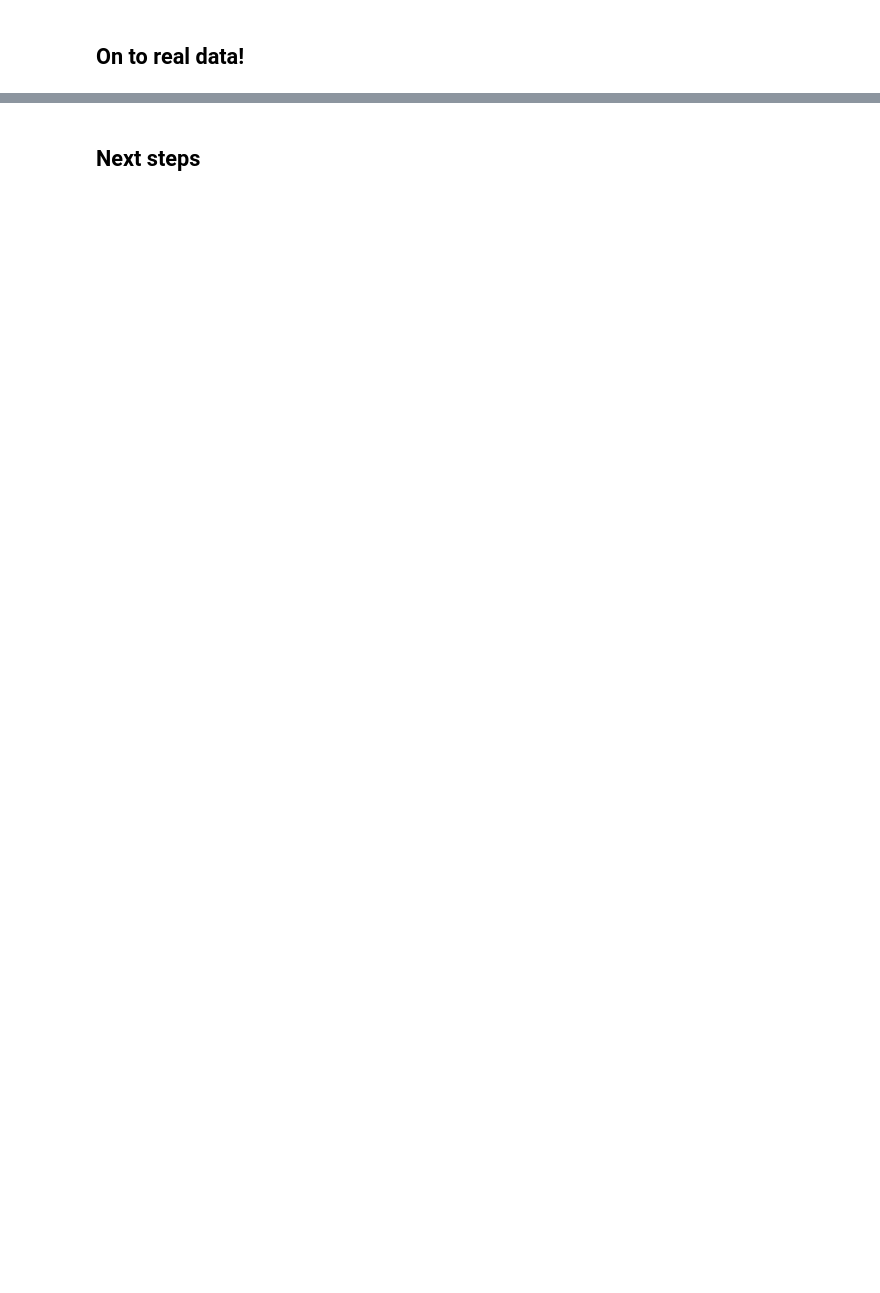
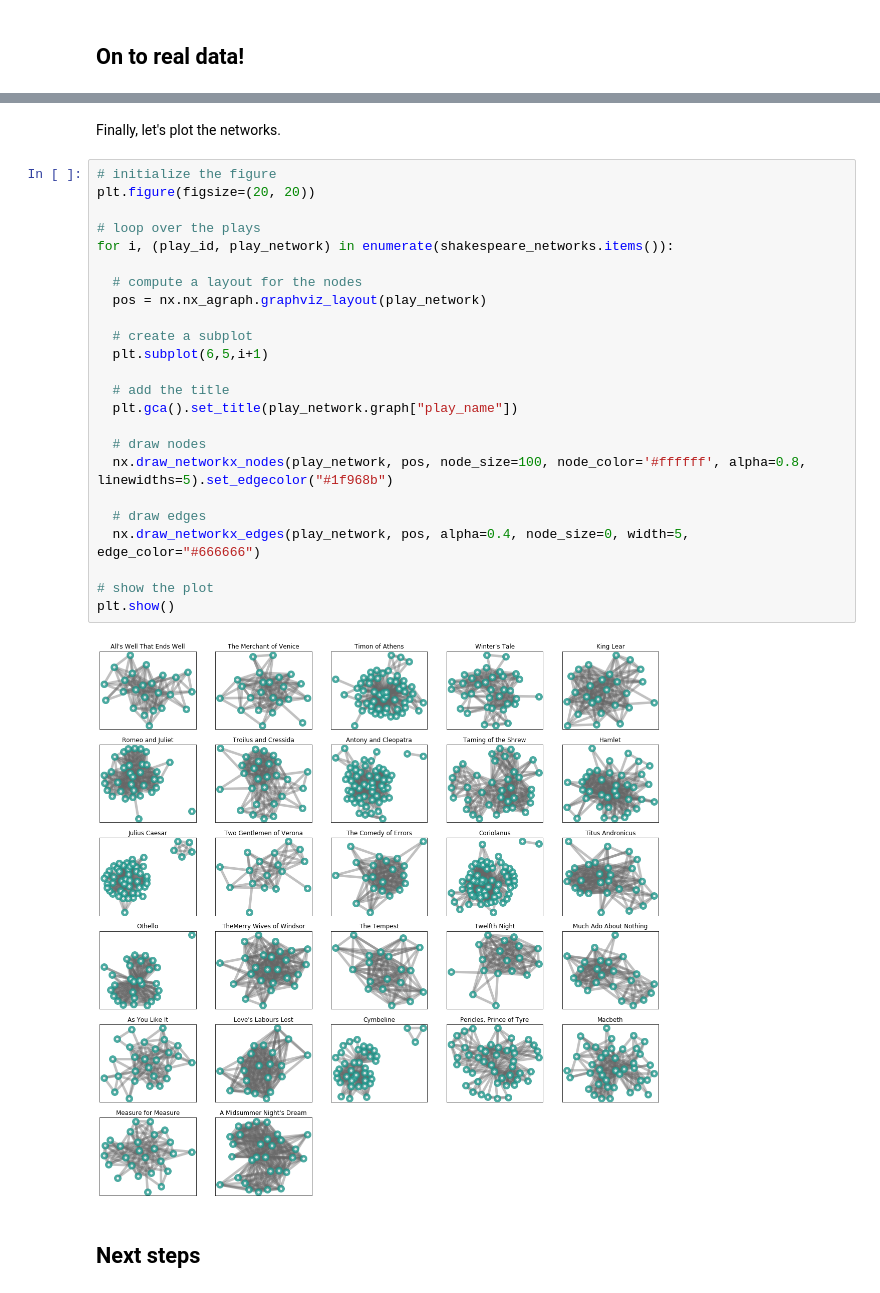
Before and after one commit to russellfunk/umn_day_of_data_2020, a Jupyter notebook: dash_2020_sna.ipynb, the cells around one changed output, grey strips where cells are left out. Drawn from its saved outputs; the diff is of its cells as text; blank space fills up the shorter version.

```diff
--- a/dash_2020_sna.ipynb
+++ b/dash_2020_sna.ipynb
@@ -189,2 +433,30 @@ http://www.patentsview.org/api/inventors/query?q={"_and":[{"_gte":{"patent_date"
+# %% [markdown]
+Finally, let's plot the networks.
+# %%
+# initialize the figure
+plt.figure(figsize=(20, 20))
+
+# loop over the plays
+for i, (play_id, play_network) in enumerate(shakespeare_networks.items()):
+
+  # compute a layout for the nodes
+  pos = nx.nx_agraph.graphviz_layout(play_network)
+
+  # create a subplot
+  plt.subplot(6,5,i+1)
+
+  # add the title
+  plt.gca().set_title(play_network.graph["play_name"])
+
+  # draw nodes
+  nx.draw_networkx_nodes(play_network, pos, node_size=100, node_color='#ffffff', alpha=0.8, linewidths=5).set_edgecolor("#1f968b")
+
+  # draw edges
+  nx.draw_networkx_edges(play_network, pos, alpha=0.4, node_size=0, width=5, edge_color="#666666")
+
+# show the plot
+plt.show()
+# %% [output]
+[figure, added]
 # %% [markdown]
 ## Next steps
```
Also changed, not shown: parts of 35 cells of this notebook, 30 other files.
